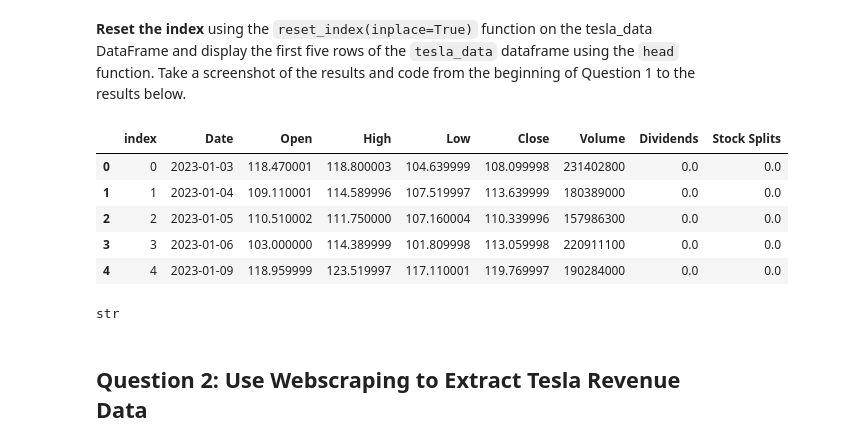
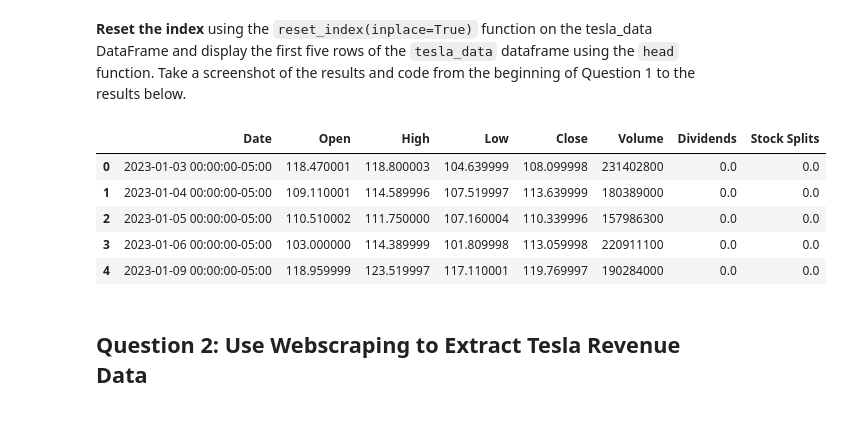
Before and after one commit to akalabri/Data_Science_Certificate_Projects_and_Labs, a Jupyter notebook: Python_Project_Data_Science/Final Assignment.ipynb, the cells around one changed output. Cells and saved outputs as stored; diff of their text form; code cells hidden in the pictures.

```diff
--- a/Python_Project_Data_Science/Final Assignment.ipynb
+++ b/Python_Project_Data_Science/Final Assignment.ipynb
@@ -77,28 +55,23 @@ def make_graph(stock_data, revenue_data, stock):
 # %% [markdown]
 Using the `Ticker` function enter the ticker symbol of the stock we want to extract data on to create a ticker object. The stock is Tesla and its ticker symbol is `TSLA`.
 # %%
-tsla = yf.Ticker("TSLA")
+tesla = yf.Ticker('TSLA')
 # %% [markdown]
 Using the ticker object and the function `history` extract stock information and save it in a dataframe named `tesla_data`. Set the `period` parameter to `max` so we get information for the maximum amount of time.
 # %%
-tsla_data = tsla.history(period="ytd")
+tesla_data = tesla.history(period="ytd")
 # %% [markdown]
 **Reset the index** using the `reset_index(inplace=True)` function on the tesla_data DataFrame and display the first five rows of the `tesla_data` dataframe using the `head` function. Take a screenshot of the results and code from the beginning of Question 1 to the results below.
 # %%
-tsla_data.reset_index(inplace=True)
-tsla_data.head()
+tesla_data.reset_index(inplace=True)
+tesla_data.head()
 # %% [output]
-|  | index | Date | Open | High | Low | Close | Volume | Dividends | Stock Splits |
-| 0 | 0 | 2023-01-03 | 118.470001 | 118.800003 | 104.639999 | 108.099998 | 231402800 | 0.0 | 0.0 |
-| 1 | 1 | 2023-01-04 | 109.110001 | 114.589996 | 107.519997 | 113.639999 | 180389000 | 0.0 | 0.0 |
-| 2 | 2 | 2023-01-05 | 110.510002 | 111.750000 | 107.160004 | 110.339996 | 157986300 | 0.0 | 0.0 |
-| 3 | 3 | 2023-01-06 | 103.000000 | 114.389999 | 101.809998 | 113.059998 | 220911100 | 0.0 | 0.0 |
-| 4 | 4 | 2023-01-09 | 118.959999 | 123.519997 | 117.110001 | 119.769997 | 190284000 | 0.0 | 0.0 |
+|  | Date | Open | High | Low | Close | Volume | Dividends | Stock Splits |
+| 0 | 2023-01-03 00:00:00-05:00 | 118.470001 | 118.800003 | 104.639999 | 108.099998 | 231402800 | 0.0 | 0.0 |
+| 1 | 2023-01-04 00:00:00-05:00 | 109.110001 | 114.589996 | 107.519997 | 113.639999 | 180389000 | 0.0 | 0.0 |
+| 2 | 2023-01-05 00:00:00-05:00 | 110.510002 | 111.750000 | 107.160004 | 110.339996 | 157986300 | 0.0 | 0.0 |
+| 3 | 2023-01-06 00:00:00-05:00 | 103.000000 | 114.389999 | 101.809998 | 113.059998 | 220911100 | 0.0 | 0.0 |
+| 4 | 2023-01-09 00:00:00-05:00 | 118.959999 | 123.519997 | 117.110001 | 119.769997 | 190284000 | 0.0 | 0.0 |
-# %%
-tsla_data["Date"]=tsla_data["Date"].dt.strftime('%Y-%m-%d')
-type(tsla_data.Date[0])
-# %% [output]
-str
 # %% [markdown]
 ## Question 2: Use Webscraping to Extract Tesla Revenue Data
 # %% [markdown]
```
Also changed, not shown: parts of 24 cells of this notebook.
